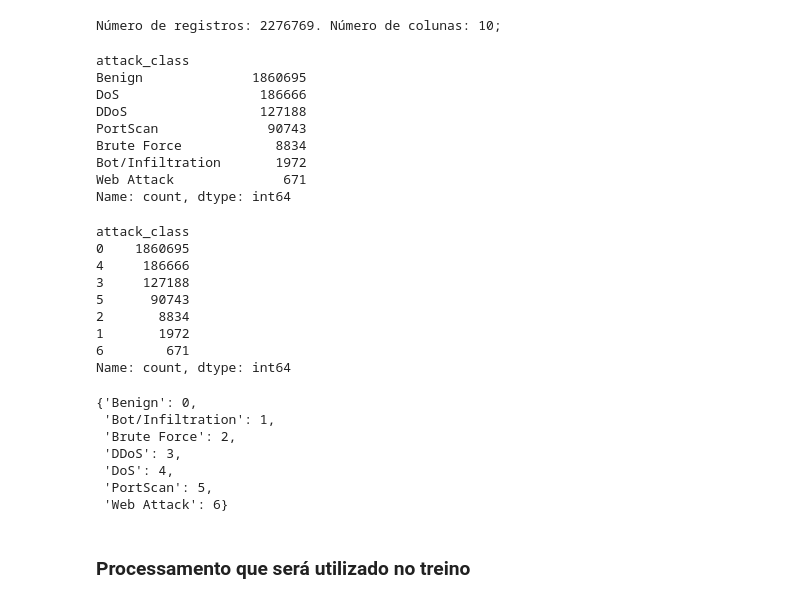
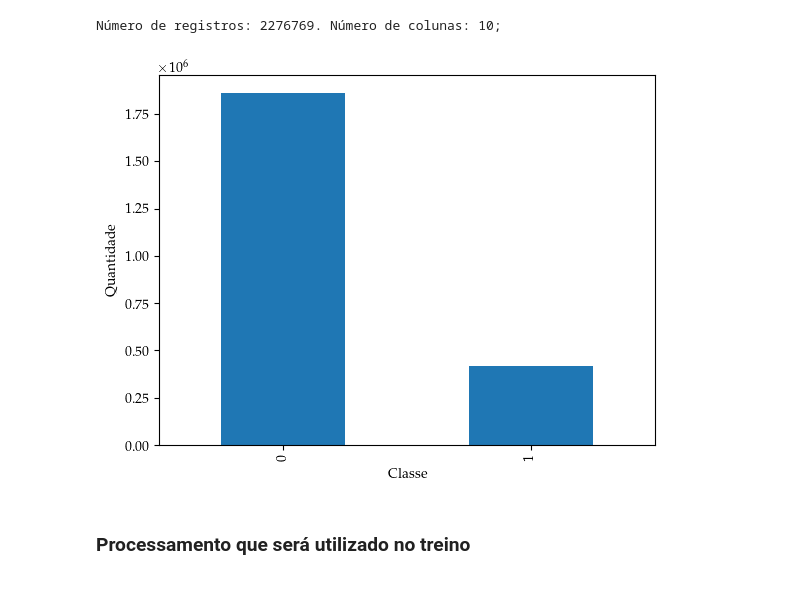
Before and after one commit to ricardo-ervilha/TF_DCC075, a Jupyter notebook: ML/main.ipynb, the cells around one changed output. Saved outputs shown, nothing was run; the diff lists cells and outputs as text; code cells hidden in the pictures.

```diff
--- a/ML/main.ipynb
+++ b/ML/main.ipynb
@@ -137,33 +138,5 @@ stats_df(df)
 # %% [output]
 Número de registros: 2276769. Número de colunas: 10;
 # %%
-map_ataques = {
-    'BENIGN': 'Benign',
-    'DoS Hulk': 'DoS',
-    'DoS GoldenEye': 'DoS',
-    'DoS Slowhttptest': 'DoS',
-    'DoS slowloris': 'DoS',
-    'Heartbleed': 'DoS',
-    'DDoS': 'DDoS',
-    'PortScan': 'PortScan',
-    'FTP-Patator': 'Brute Force',
-    'SSH-Patator': 'Brute Force',
-    'Web Attack  Brute Force': 'Brute Force',
-    'Web Attack  XSS': 'Web Attack',
-    'Web Attack  Sql Injection': 'Web Attack',
-    'Bot': 'Bot/Infiltration',
-    'Infiltration': 'Bot/Infiltration'
-}
-
-df['attack_class'] = df[target].map(map_ataques)
-df['attack_class'].value_counts()
+df["Class"] = (df["Label"] != "BENIGN").astype(int)
+df.drop(["Label"], axis=1, inplace=True)
-# %% [output]
-attack_class
-Benign              1860695
-DoS                  186666
-DDoS                 127188
-PortScan              90743
-Brute Force            8834
-Bot/Infiltration       1972
-Web Attack              671
-Name: count, dtype: int64
@@ -173,25 +143,11 @@ df['attack_class'] = le.fit_transform(df['attack_class'])
 # %%
-df['attack_class'].value_counts()
+df["Class"].value_counts().plot(kind='bar')
+plt.xlabel("Classe")
+plt.ylabel("Quantidade")
+plt.show()
+plt.close()
 # %% [output]
-attack_class
-0    1860695
-4     186666
-3     127188
-5      90743
-2       8834
-1       1972
-6        671
-Name: count, dtype: int64
+[figure, added]
-# %%
-dict(zip(le.classes_, le.transform(le.classes_)))
-# %% [output]
-{'Benign': 0,
- 'Bot/Infiltration': 1,
- 'Brute Force': 2,
- 'DDoS': 3,
- 'DoS': 4,
- 'PortScan': 5,
- 'Web Attack': 6}
 # %%
 # separando features do que irá prever.
 X = df[columns_experiment[:-1]]
```
Also changed, not shown: parts of 15 cells of this notebook.
